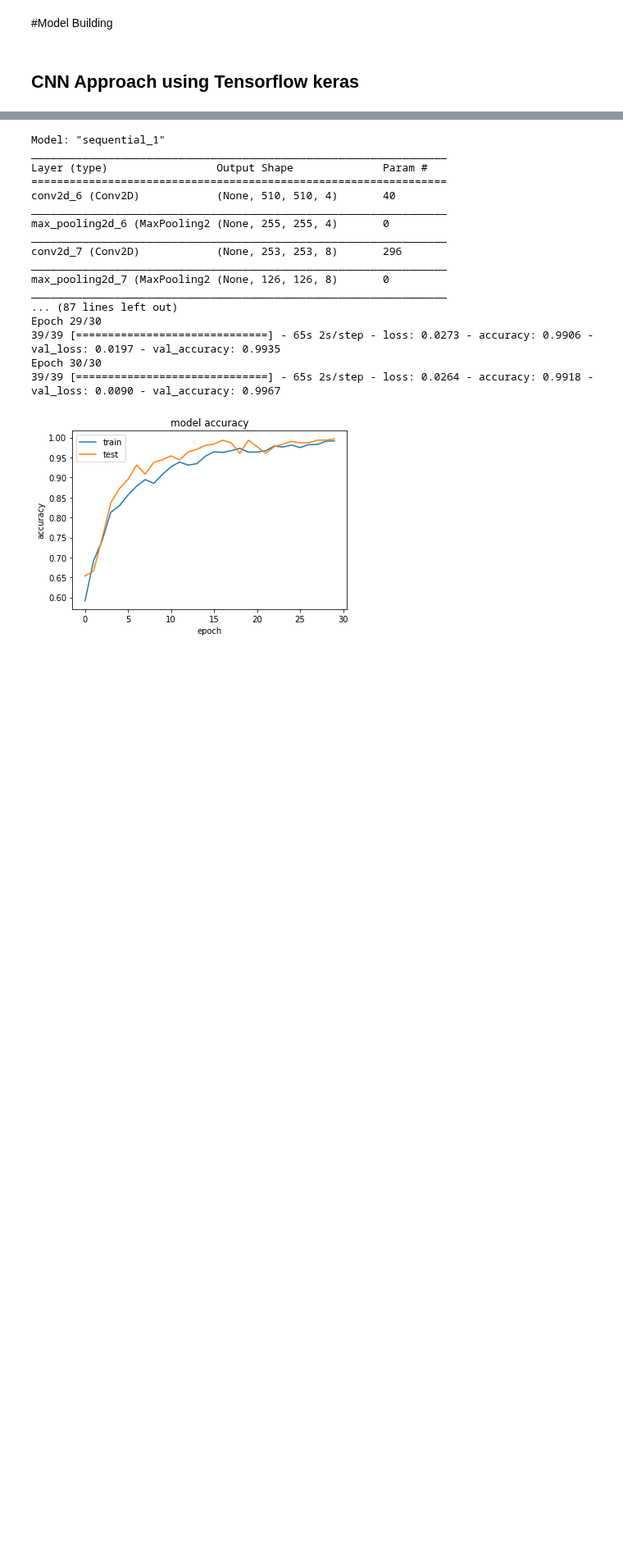
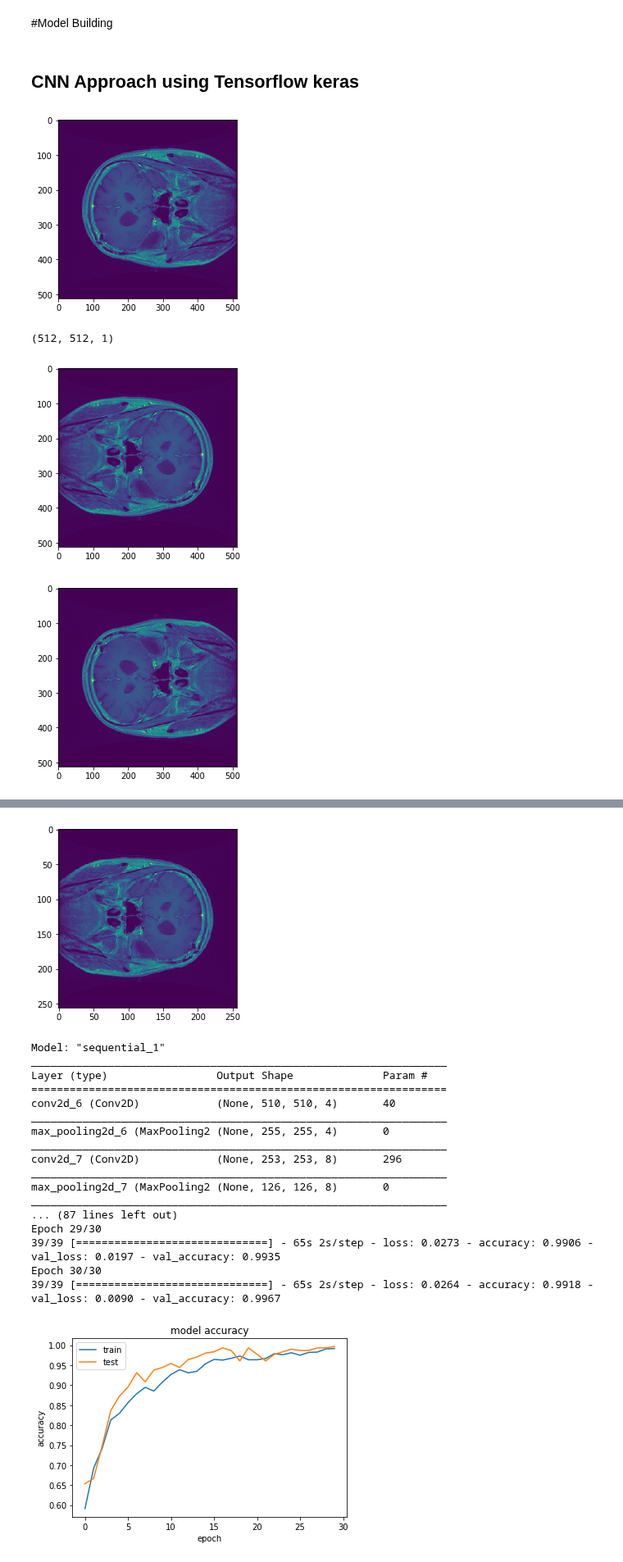
Before and after one commit to PadmarajBhat/Machine-Learning, a Jupyter notebook: BrainTumorClassification.ipynb, the cells around one changed output, grey strips where cells are left out. Shown at 82% size. Saved outputs shown, nothing was run; the diff lists cells and outputs as text; code cells hidden in the pictures; blank space fills up the shorter version.

Commit message:
image augmentation ideas

```diff
--- a/BrainTumorClassification.ipynb
+++ b/BrainTumorClassification.ipynb
@@ -1051,3 +1051,80 @@ for i in returnABatch1d(df.reset_index(),2)  :
 #Model Building
 # %% [markdown]
 ## CNN Approach using Tensorflow keras
+# %%
+#Test DataSet
+def dummy():
+  def ttt(loc, file_name):
+        label_transform = [[],np.array([0,0,1]),np.array([0,1,0]),np.array([1,0,0])]
+        loc = loc.numpy().decode('utf-8')
+        file_name = file_name.numpy().decode('utf-8')
+        with h5py.File(loc+file_name,'r') as f:
+              image_array = np.array(f['cjdata']['image'],dtype=np.float64)
+
+              label = np.array(f['cjdata']['label'], dtype=np.int)[0][0]
+              if image_array.shape[0] != 512:
+                image_array = np.pad(image_array,(512 - image_array.shape[0])//2,'constant',constant_values=0)
+              #image_array = np.array(tf.image.resize(np.stack((image_array,)*3,axis=-1),(SHAPE, SHAPE),method="nearest"))
+              image_array = image_array/image_array.max()
+              return image_array.reshape(512,512,1), label_transform[label]
+
+  dataset= tf.data.Dataset.from_tensor_slices(os.listdir("download/mat/")[:20]).\
+              map(lambda x: tf.py_function(func=ttt,
+        inp=["download/mat/",x], Tout=(tf.float64, tf.int16)))
+
+  '''total_dataset_size = len(os.listdir("download/mat/"))
+  training_size = 0.8
+  validation_size = 0.1
+  testing_size= 1-training_size-0.1
+
+
+  training_data = dataset.shuffle(total_dataset_size ).\
+                      take(int(total_dataset_size * training_size)).\
+                      cache().\
+                      batch(batch_size).\
+                      prefetch(2)
+
+  dataset = dataset.skip(int(total_dataset_size * training_size))
+  validation_data = dataset.take(int(total_dataset_size * validation_size)).cache().batch(batch_size).prefetch(2)
+  dataset = dataset.skip(int(total_dataset_size * validation_size))
+  testing_data = dataset.take(-1).repeat(1).batch(batch_size).prefetch(2)'''
+
+
+  for i in dataset:
+    plt.imshow(i[0].numpy().reshape(512,512))
+    plt.show()
+    break
+  flipped = dataset.map(lambda x,y: (tf.image.flip_left_right(x),y))
+  for i in flipped:
+    print(i[0].shape)
+    plt.imshow(i[0].numpy().reshape(512,512))
+    plt.show()
+    break
+
+  flipped_2 = dataset.map(lambda x,y: (tf.image.flip_up_down(x),y))
+  for i in flipped_2 :
+    plt.imshow(i[0].numpy().reshape(512,512))
+    plt.show()
+    break
+
+  flipped_2 = dataset.map(lambda x,y: (tf.image.resize_with_pad(x,256,256,method="nearest"),y)).map(lambda x,y: (tf.image.flip_left_right(x),y))
+  for i in flipped_2 :
+    plt.imshow(i[0].numpy().reshape(256,256))
+    plt.show()
+    break
+  '''
+
+
+  flipped_3 = testing_data.map(lambda x,y: (tf.image.random_crop(x,[128,128,3]),y))
+  print(testing_data,flipped_3)
+  for i in flipped_3.take(1) :
+    print("p")
+    plt.imshow(i[0].numpy().reshape(512,512))
+    plt.show()
+    break'''
+dummy()
+# %% [output]
+[figure, added]
+(512, 512, 1)
+[figure, added]
+[figure, added]
@@ -1054,3 +1137,4 @@ for i in returnABatch1d(df.reset_index(),2)  :
+[figure, added]
 # %%
 def CNN():
   SHAPE = 224
```
Also changed, not shown: parts of 2 cells of this notebook.
